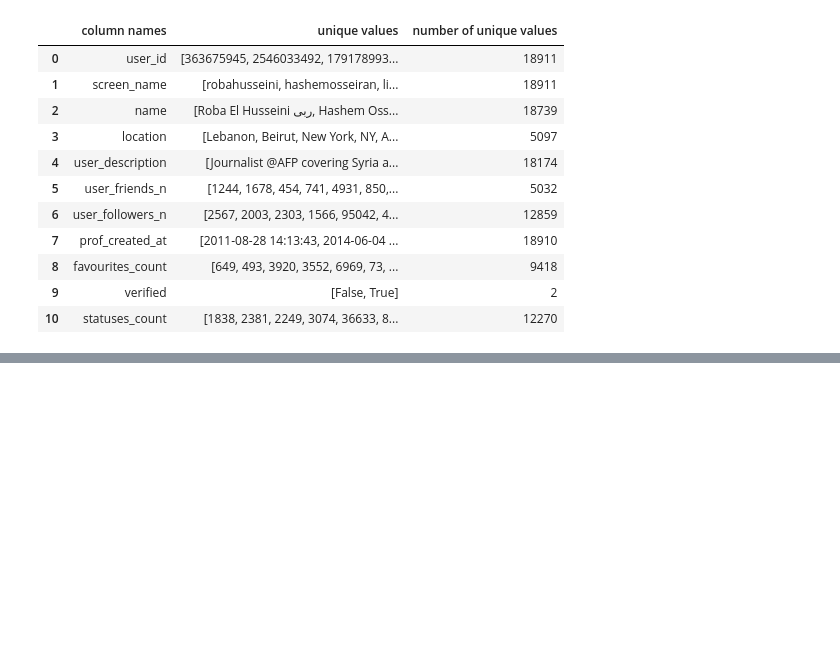
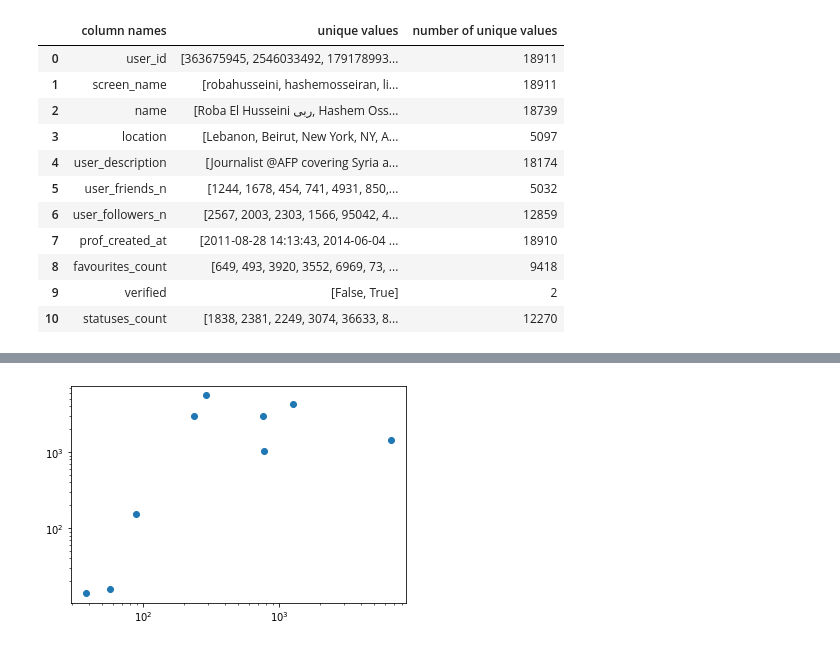
Before and after one commit to cosmohawk/summer_project_2020, a Jupyter notebook: notebooks/interaction_counts.ipynb, the cells around one changed output, grey strips where cells are left out. Drawn from its saved outputs; the diff is of its cells as text; code cells hidden in the pictures; blank space fills up the shorter version.

```diff
--- a/notebooks/interaction_counts.ipynb
+++ b/notebooks/interaction_counts.ipynb
@@ -102,0 +112,8 @@ df_user_metrics = pd.merge(df2, df_like_count, how='inner', on='screen_name')
+# %%
+import matplotlib.pyplot as plt
+
+plt.scatter(df_user_metrics['number_tweets'], df_user_metrics['retweets_count'])
+plt.yscale('log')
+plt.xscale('log')
+# %% [output]
+[figure, added]
```
Also changed, not shown: parts of 5 cells of this notebook.
